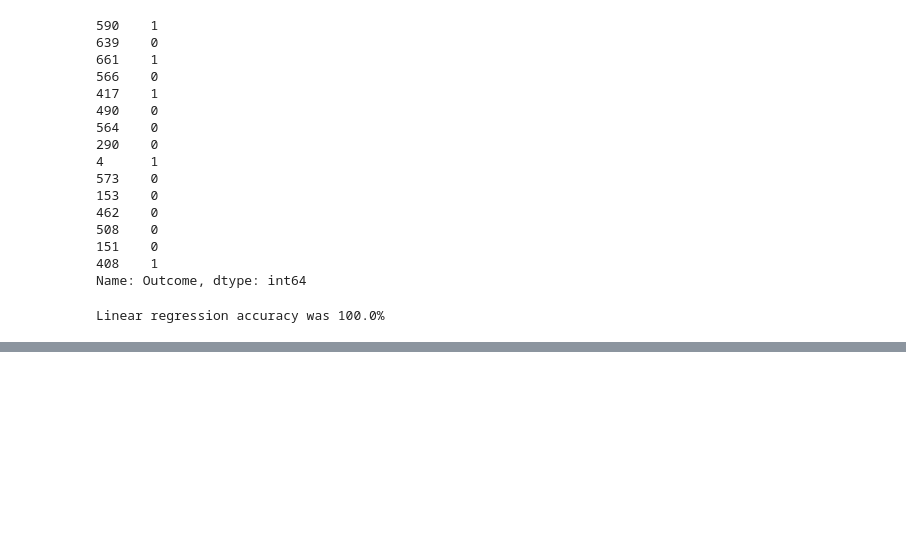
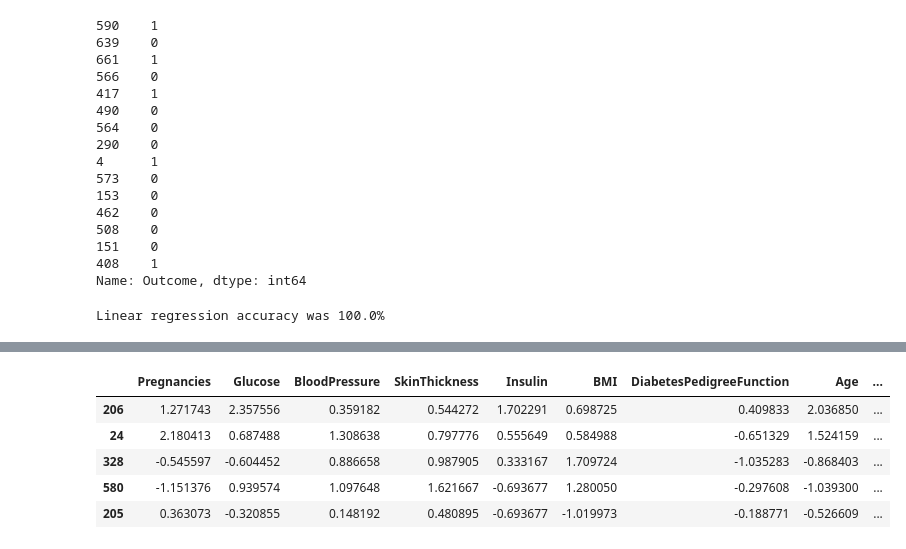
Before and after one commit to jestinakuruvila/AITraining_April24, a Jupyter notebook: EY_ClassificationTest.ipynb, the cells around one changed output, grey strips where cells are left out. Drawn from its saved outputs; the diff is of its cells as text; code cells hidden in the pictures; blank space fills up the shorter version.

```diff
--- a/EY_ClassificationTest.ipynb
+++ b/EY_ClassificationTest.ipynb
@@ -204,0 +221,16 @@ Linear regression accuracy was 100.0%
+# %%
+mu = xtrain.describe().T['mean']
+sigma = xtrain.describe().T['std']
+# %%
+#normalize the data for training and testing
+xtrain_norm = (xtrain - mu) / sigma
+xtest_norm = (xtest - mu) / sigma
+# %%
+xtest_norm.head()
+# %% [output]
+|  | Pregnancies | Glucose | BloodPressure | SkinThickness | Insulin | BMI | DiabetesPedigreeFunction | Age | ... |
+| 206 | 1.271743 | 2.357556 | 0.359182 | 0.544272 | 1.702291 | 0.698725 | 0.409833 | 2.036850 | ... |
+| 24 | 2.180413 | 0.687488 | 1.308638 | 0.797776 | 0.555649 | 0.584988 | -0.651329 | 1.524159 | ... |
+| 328 | -0.545597 | -0.604452 | 0.886658 | 0.987905 | 0.333167 | 1.709724 | -1.035283 | -0.868403 | ... |
+| 580 | -1.151376 | 0.939574 | 1.097648 | 1.621667 | -0.693677 | 1.280050 | -0.297608 | -1.039300 | ... |
+| 205 | 0.363073 | -0.320855 | 0.148192 | 0.480895 | -0.693677 | -1.019973 | -0.188771 | -0.526609 | ... |
```
Also changed, not shown: parts of 13 cells of this notebook.
